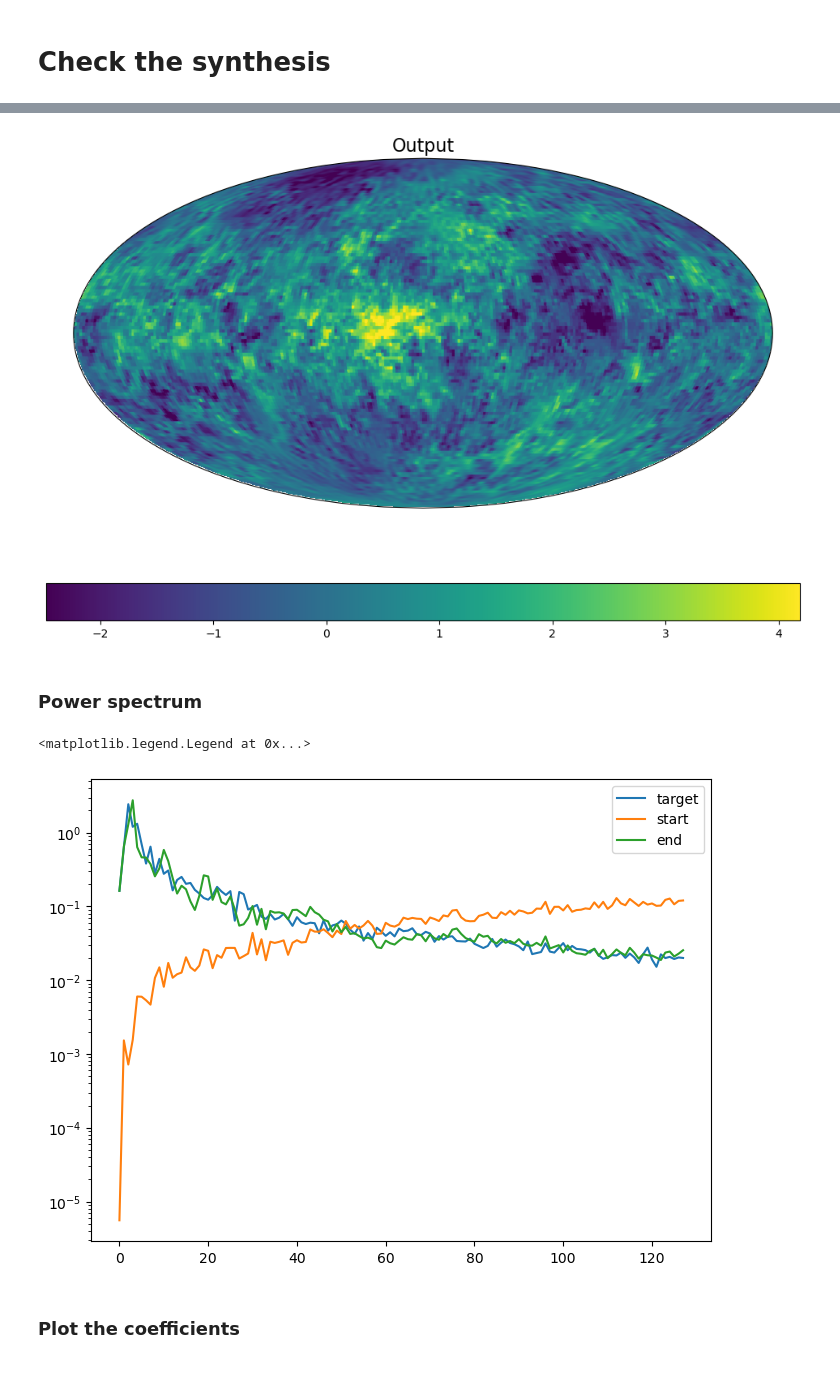
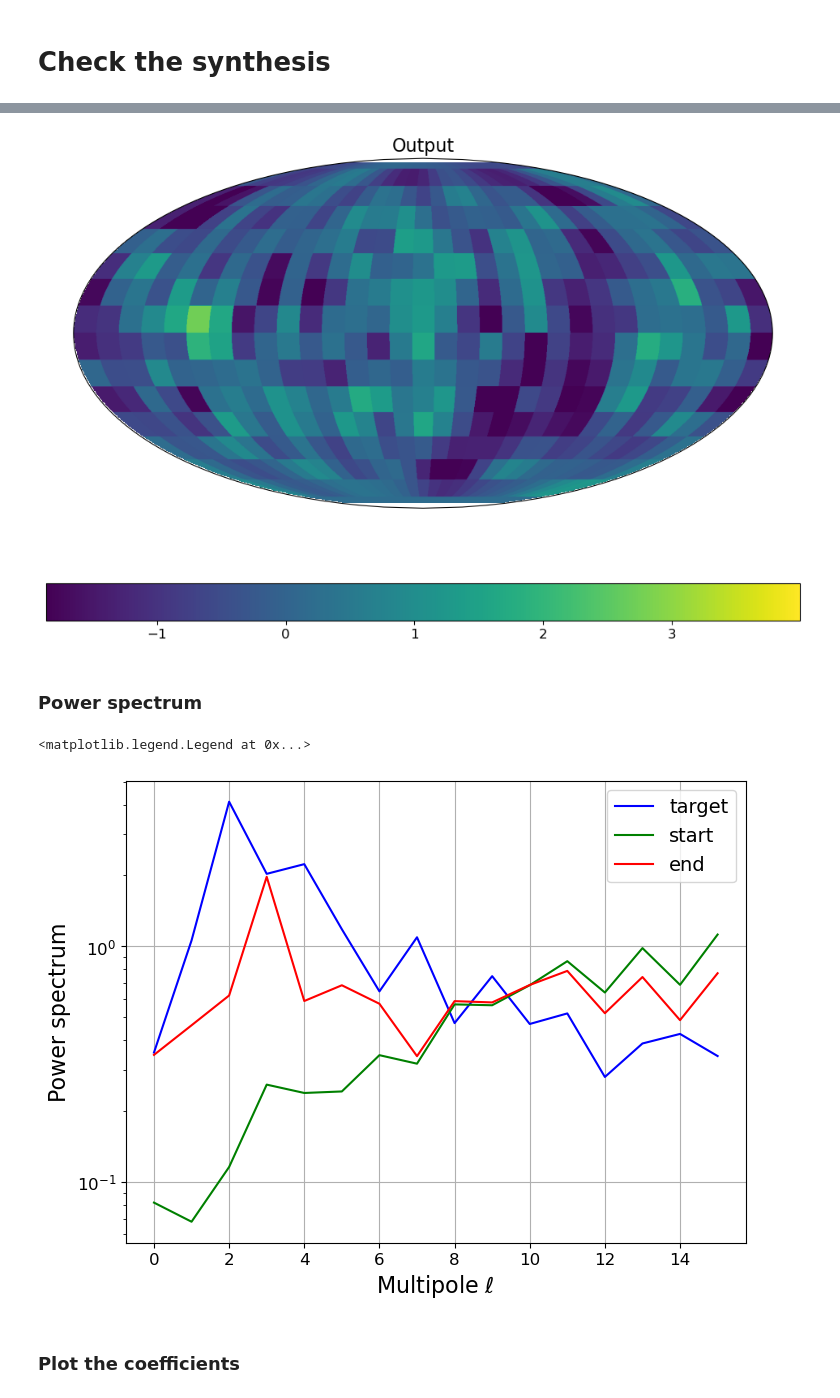
Before and after one commit to mousset/scatcovJAX, a Jupyter notebook: Notebooks/Run_synthesis.ipynb, the cells around one changed output, grey strips where cells are left out. Saved outputs shown, nothing was run; the diff lists cells and outputs as text; code cells hidden in the pictures.

```diff
--- a/Notebooks/Run_synthesis.ipynb
+++ b/Notebooks/Run_synthesis.ipynb
@@ -149,7 +142,7 @@ print(loss_0)
 # %%
 loss_history = [loss_0]
 # %%
-iterations = 400
+iterations = 10
 momentum = 2.
 for i in range(iterations):
     start = time.time()
@@ -169,24 +176,17 @@ plt.xlabel('Number of iterations')
 # %%
-from matplotlib import pyplot as plt
+reload(sphlib)
+if reality:
+    flm_full_target = sphlib.make_flm_full(Ilm, L)
+    flm_full_end = sphlib.make_flm_full(flm, L)
+    flm_full_start = sphlib.make_flm_full(flm_start, L)
+else:
+    flm_full_target = Ilm
+    flm_full_end = flm
+    flm_full_start = flm_start
 
-if reality:
-    # Create and store signs
-    msigns = (-1)**jnp.arange(1,L)
-
-    # Reflect and apply hermitian symmetry
-    flm_full_end = jnp.zeros((L, 2*L-1), dtype=jnp.complex128)
-    flm_full_end = flm_full_end.at[:,L-1:].set(flm)
-    flm_full_end = flm_full_end.at[:, : L - 1].set(jnp.flip(jnp.conj(flm_full_end[:, L:])*msigns, axis=-1))
-
-    # Reflect and apply hermitian symmetry
-    flm_full_start = jnp.zeros((L, 2*L-1), dtype=jnp.complex128)
-    flm_full_start = flm_full_start.at[:,L-1:].set(flm_start)
-    flm_full_start = flm_full_start.at[:, : L - 1].set(jnp.flip(jnp.conj(flm_full_start[:, L:])*msigns, axis=-1))
-
-I = s2fft.inverse_jax(Ilm, L, reality=reality)
+I = s2fft.inverse_jax(flm_full_target, L, reality=reality)
 f_start = s2fft.inverse_jax(flm_full_start, L, reality=reality)
 f_end = s2fft.inverse_jax(flm_full_end, L, reality=reality)
-
 
 fig, (ax1,ax2, ax3) = plt.subplots(1,3, figsize=(20,10))
 ax1.imshow(I, vmax=mx, vmin=mn, cmap='viridis')
@@ -202,7 +202,7 @@ plot_map_MW_Mollweide(I, vmin=mn, vmax=mx, title='Target')
 # %%
 
-plot_map_MW_Mollweide(f_end, vmin=mn, vmax=mx, title='Output', central_longitude=0)
+plot.plot_map_MW_Mollweide(f_end, vmin=mn, vmax=mx, title='Output', central_longitude=0)
 # %% [output]
-[figure, old version]
+[figure, new version]
 # %% [markdown]
 ### Power spectrum
@@ -212,17 +209,21 @@ def compute_ps(flm):
 # %%
-ps_true = compute_ps(Ilm)
-ps_start = compute_ps(flm_full_start)
-ps_end = compute_ps(flm_full_end)
+reload(sphlib)
+ps_target = sphlib.compute_ps(flm_full_target)
+ps_start = sphlib.compute_ps(flm_full_start)
+ps_end = sphlib.compute_ps(flm_full_end)
 
 plt.figure(figsize=(8, 6))
-plt.plot(ps_true, label="target")
-plt.plot(ps_start, label="start")
-plt.plot(ps_end, label="end")
+plt.plot(ps_target, 'b', label="target")
+plt.plot(ps_start, 'g', label="start")
+plt.plot(ps_end, 'r', label="end")
 plt.yscale("log")
+plt.xlabel(r'Multipole $\ell$')
+plt.ylabel('Power spectrum')
+plt.grid()
 plt.legend()
 # %% [output]
 <matplotlib.legend.Legend at 0x...>
-[figure, old version]
+[figure, new version]
 # %% [markdown]
 ### Plot the coefficients
 # %%
```
Also changed, not shown: parts of 22 cells of this notebook, 1 other file.
